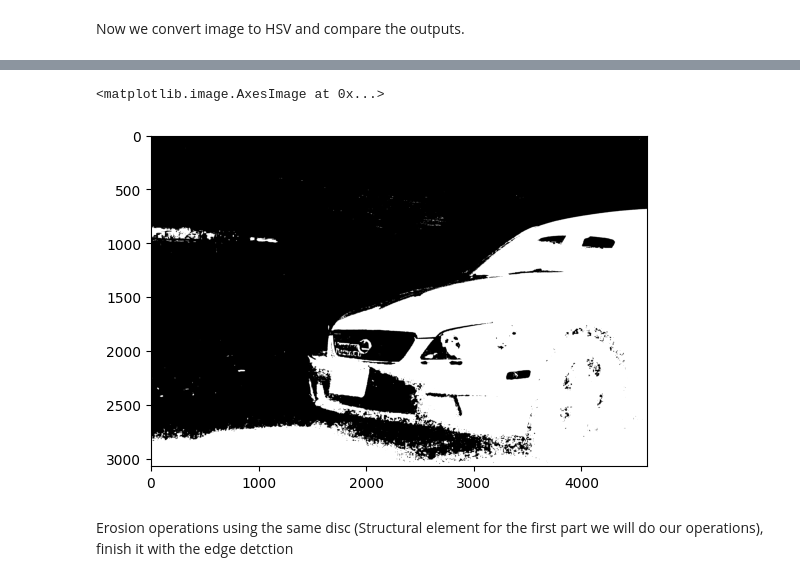
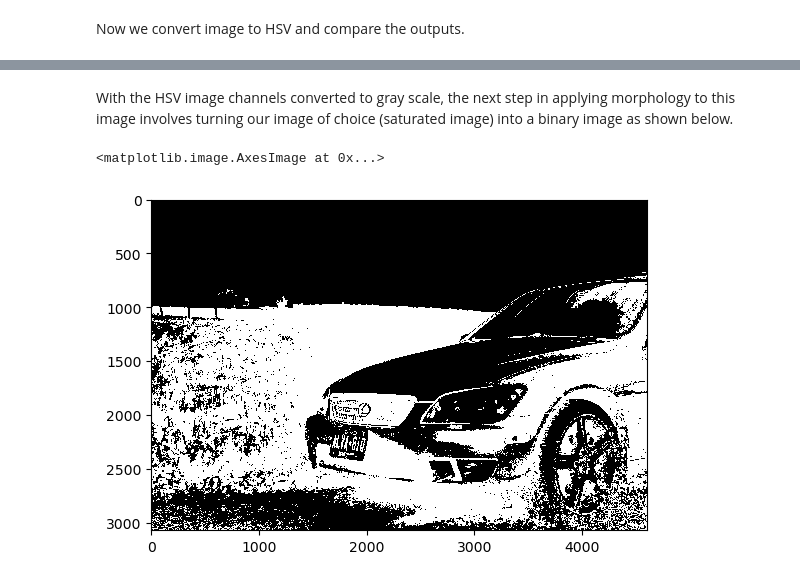
Before and after one commit to Neelxm10/cv-lab3, a Jupyter notebook: cv-lab3.ipynb, the cells around one changed output, grey strips where cells are left out. Cells and saved outputs as stored; diff of their text form; code cells hidden in the pictures.

```diff
--- a/cv-lab3.ipynb
+++ b/cv-lab3.ipynb
@@ -196,11 +240,11 @@ plt.show()
+# %% [markdown]
+With the HSV image channels converted to gray scale, the next step in applying morphology to this image involves turning our image of choice (saturated image) into a binary image as shown below.
 # %%
 
-binret, Bimg = cv2.threshold(imgHue2, 70, 180,cv2.THRESH_BINARY)
+binret, Bimg = cv2.threshold(imgSat2, 90, 170,cv2.THRESH_BINARY)
 disc2 = cv2.getStructuringElement(cv2.MORPH_ELLIPSE, (5, 5))
 
 plt.imshow( Bimg, cmap = plt.cm.gray)
 # %% [output]
 <matplotlib.image.AxesImage at 0x...>
-[figure, old version]
+[figure, new version]
-# %% [markdown]
-Erosion operations using the same disc (Structural element for the first part we will do our operations), finish it with the edge detction
```
Also changed, not shown: parts of 26 cells of this notebook, 2 other files.
